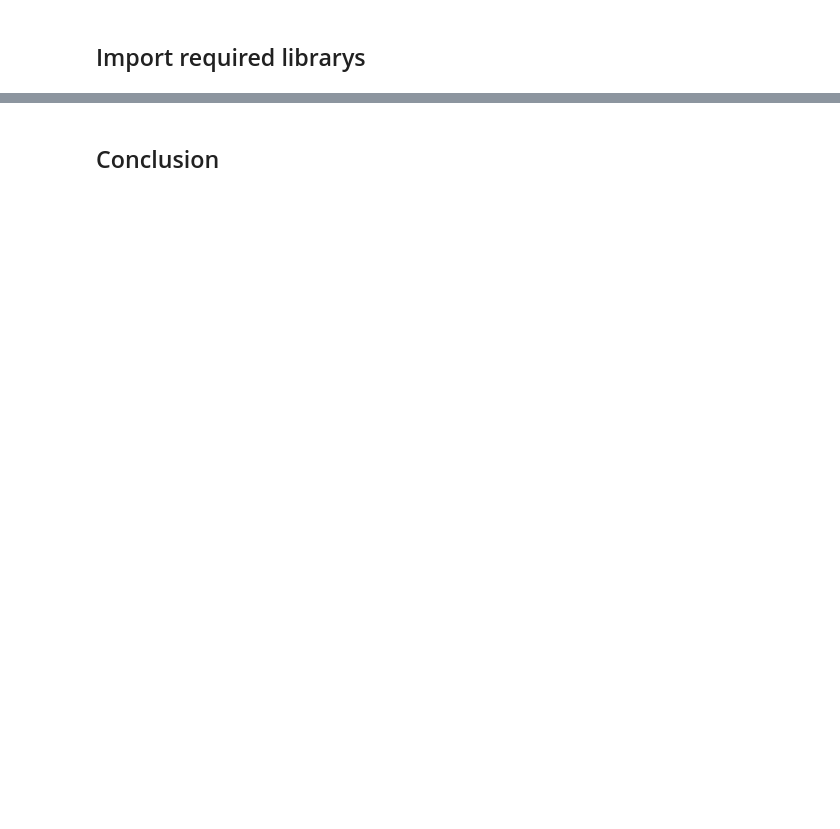
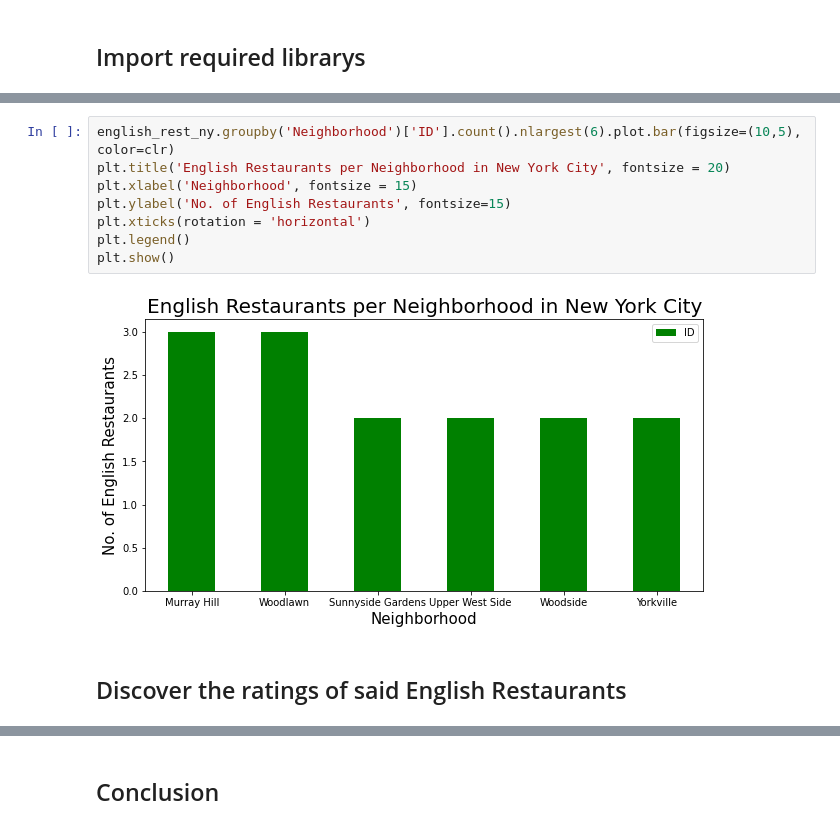
Before and after one commit to john470fc/Coursera_Capstone, a Jupyter notebook: An English man in New York.ipynb, the cells around one changed output, grey strips where cells are left out. Cells and saved outputs as stored; diff of their text form; blank space fills up the shorter version.

```diff
--- a/An English man in New York.ipynb
+++ b/An English man in New York.ipynb
@@ -47,0 +358,12 @@ print('Libraries imported.')
+# %%
+english_rest_ny.groupby('Neighborhood')['ID'].count().nlargest(6).plot.bar(figsize=(10,5), color=clr)
+plt.title('English Restaurants per Neighborhood in New York City', fontsize = 20)
+plt.xlabel('Neighborhood', fontsize = 15)
+plt.ylabel('No. of English Restaurants', fontsize=15)
+plt.xticks(rotation = 'horizontal')
+plt.legend()
+plt.show()
+# %% [output]
+[figure, added]
+# %% [markdown]
+## Discover the ratings of said English Restaurants
```
Also changed, not shown: parts of 63 cells of this notebook.
